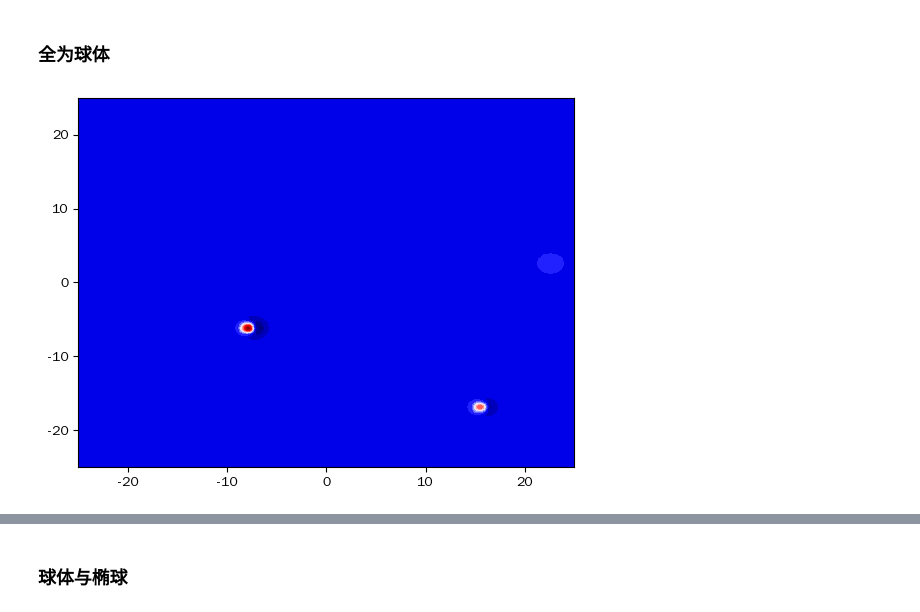
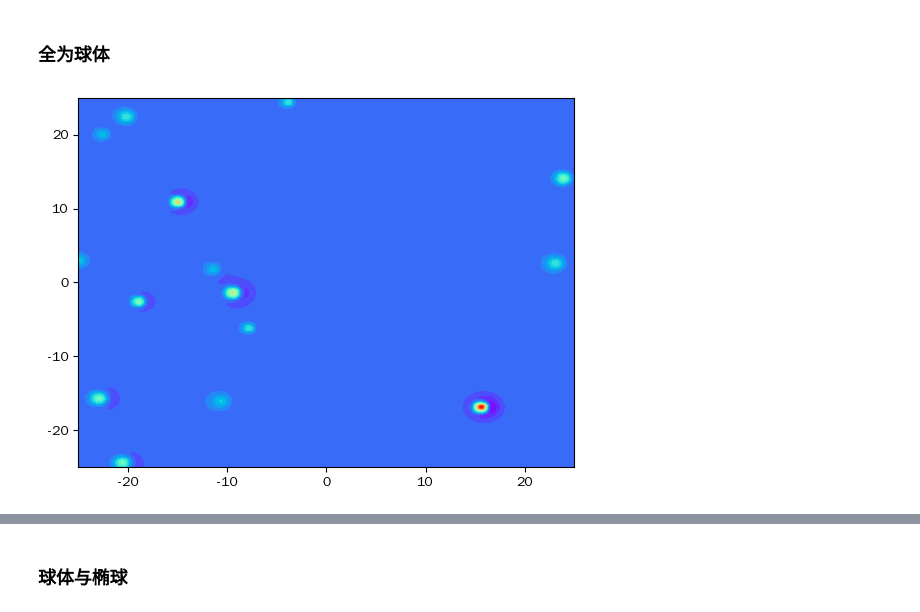
Before and after one commit to jia80H/my_Magnetic_methods-master, a Jupyter notebook: 00create_data.ipynb, the cells around one changed output, grey strips where cells are left out. Drawn from its saved outputs; the diff is of its cells as text; code cells hidden in the pictures.

```diff
--- a/00create_data.ipynb
+++ b/00create_data.ipynb
@@ -51,8 +69,9 @@ print(f'椭球异常极值{np.max(test_elli.F)},{np.min(test_elli.F)}')
 # %%
 data_num = 100
 noise_num = 100
+nummax = 25
 # %%
-parameter, num_of_dipoles, bbox,data = generate_random_muti_dipole(data_num=data_num)
+parameter, num_of_dipoles, bbox,data = generate_random_muti_dipole(data_num=data_num,nummax=nummax)
 # %%
 data= X_array_reship(data)
 map_lenght = 25
@@ -60,7 +79,7 @@ zmax = 416
 X = np.linspace(-map_lenght, map_lenght, zmax)
 Y = np.linspace(-map_lenght, map_lenght, zmax)
 # %%
-plt.contourf(X,Y,data[2], levels=16, cmap='seismic')
+plt.contourf(X,Y,data[2], levels=25, cmap='rainbow')
 plt.show()
 # %% [output]
-[figure, old version]
+[figure, new version]
```
Also changed, not shown: parts of 25 cells of this notebook, 11 other files.
